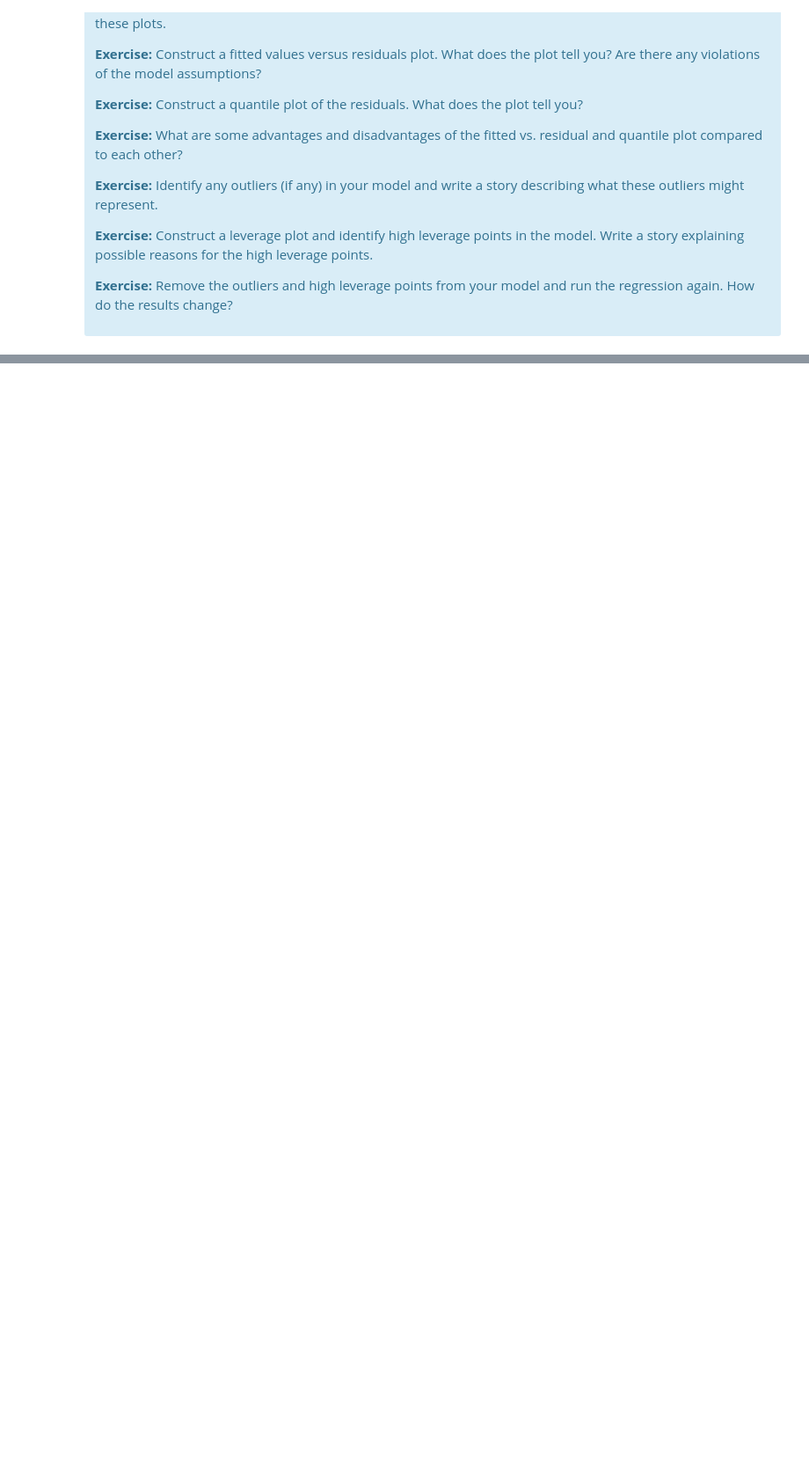
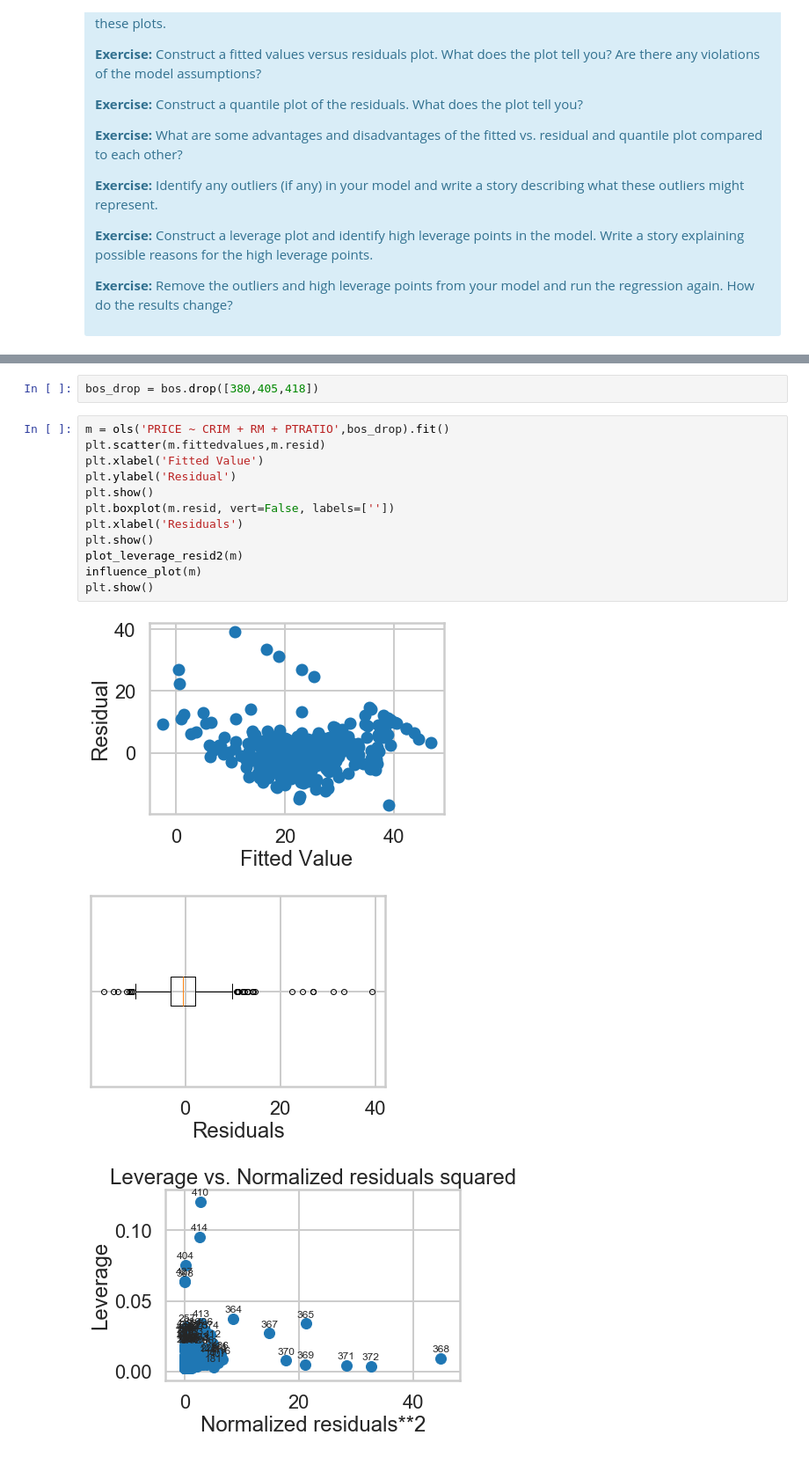
Before and after one commit to rjhar/Springboard, a Jupyter notebook: linear_regression/Mini_Project_Linear_Regression.ipynb, the cells around one changed output, grey strips where cells are left out. Shown at 88% size. Cells and saved outputs as stored; diff of their text form; blank space fills up the shorter version.

```diff
--- a/linear_regression/Mini_Project_Linear_Regression.ipynb
+++ b/linear_regression/Mini_Project_Linear_Regression.ipynb
@@ -853,0 +938,18 @@ There are some other issues that are important investigate with linear regressio
+# %%
+bos_drop = bos.drop([380,405,418])
+# %%
+m = ols('PRICE ~ CRIM + RM + PTRATIO',bos_drop).fit()
+plt.scatter(m.fittedvalues,m.resid)
+plt.xlabel('Fitted Value')
+plt.ylabel('Residual')
+plt.show()
+plt.boxplot(m.resid, vert=False, labels=[''])
+plt.xlabel('Residuals')
+plt.show()
+plot_leverage_resid2(m)
+influence_plot(m)
+plt.show()
+# %% [output]
+[figure, added]
+[figure, added]
+[figure, added]
```
Also changed, not shown: parts of 19 cells of this notebook.
